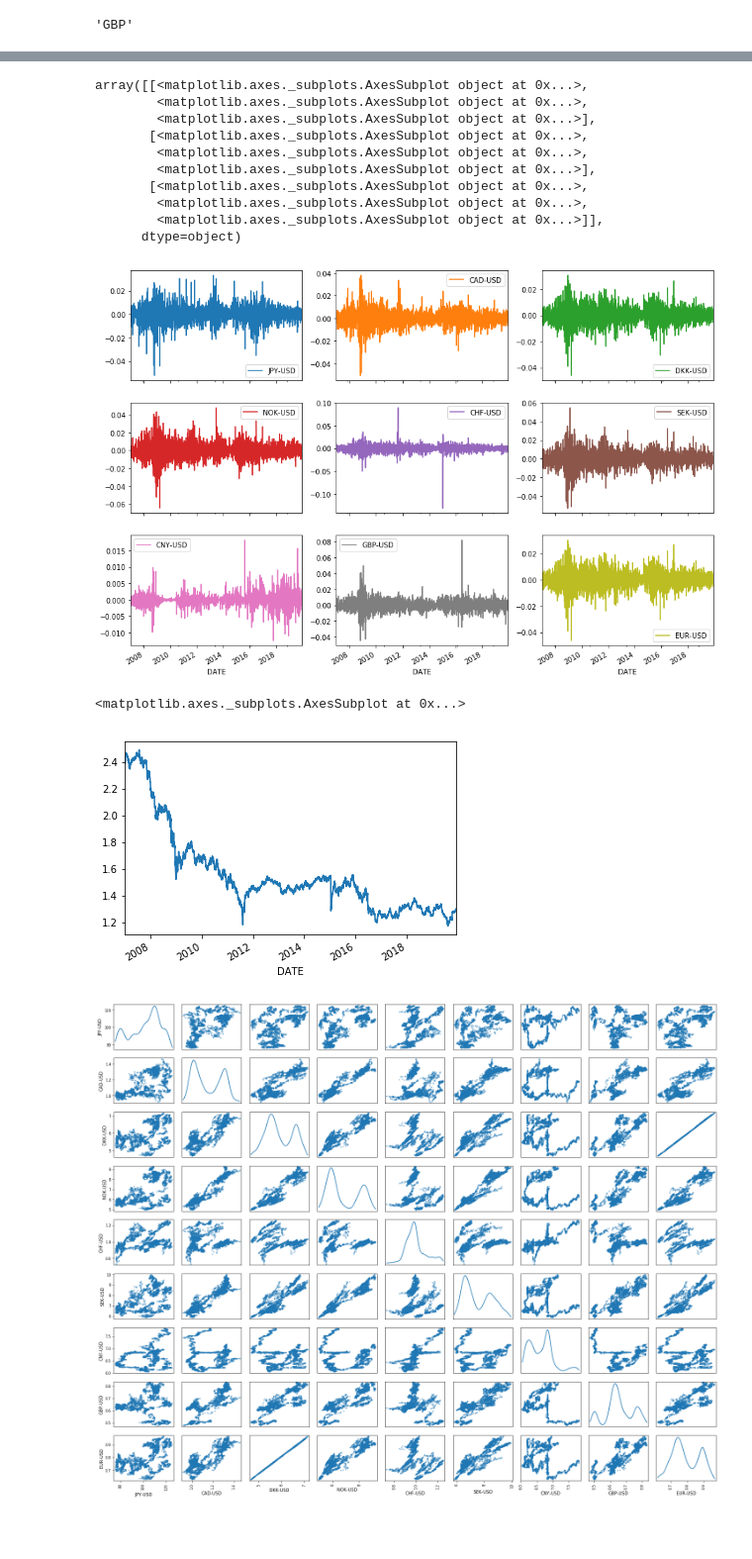
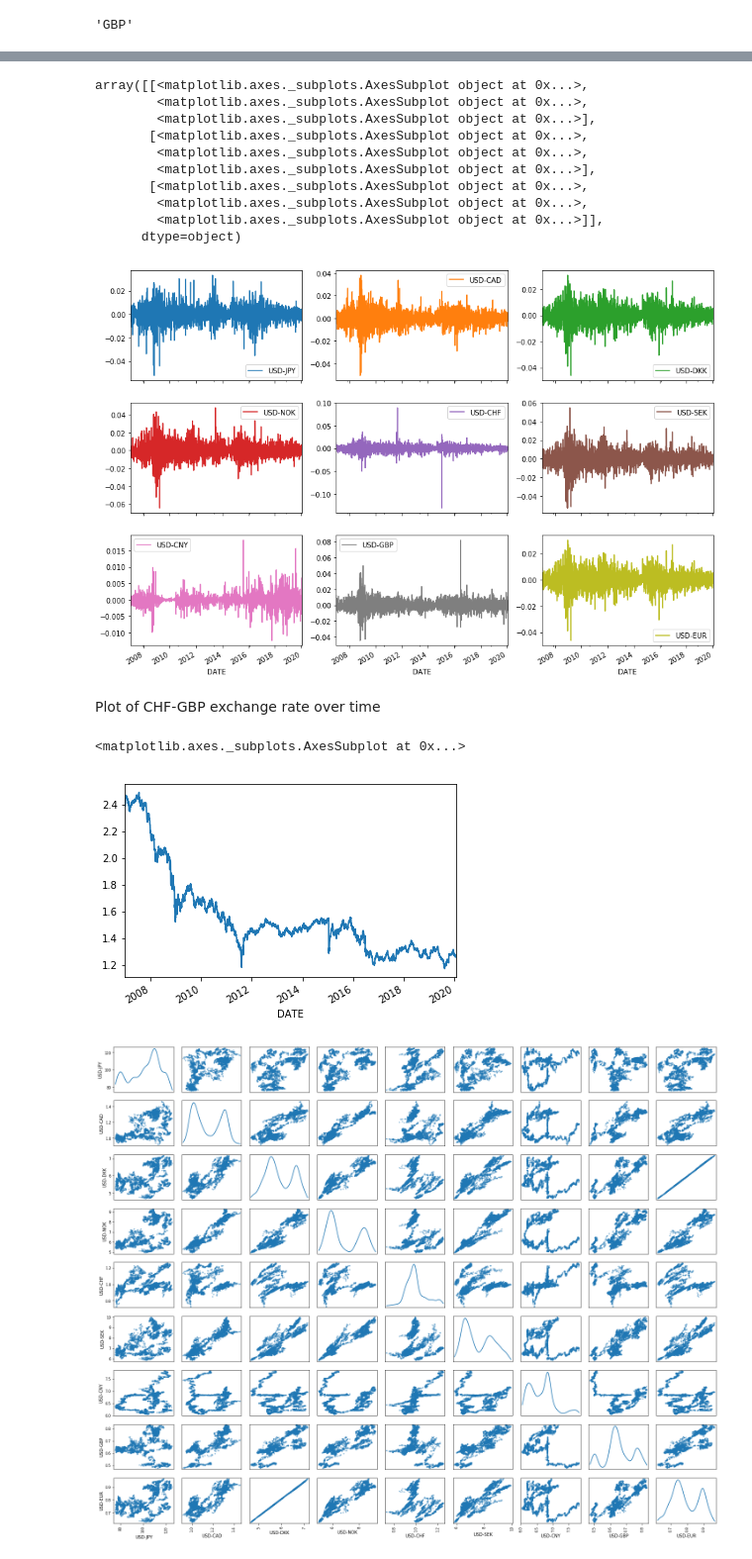
Before and after one commit to matwizard/Data-Analysis, a Jupyter notebook: FRED FX Analysis/FredFX.ipynb, the cells around one changed output, grey strips where cells are left out. Shown at 99% size. Saved outputs shown, nothing was run; the diff lists cells and outputs as text; code cells hidden in the pictures; blank space fills up the shorter version.

```diff
--- a/FRED FX Analysis/FredFX.ipynb
+++ b/FRED FX Analysis/FredFX.ipynb
@@ -58,7 +41,7 @@ import pandas_datareader.data as web
 import pandas as pd
 import datetime as dt
 start = dt.datetime(2007,1,1)
-end = dt.datetime(2019,12,27)
+end = dt.datetime(2020,12,27)
 fx_symbols = ["DEXUSUK", "DEXUSEU", "DEXJPUS", "DEXCAUS", "DEXDNUS", "DEXNOUS","DEXSZUS","DEXSDUS","DEXCHUS"]
 FX = web.DataReader(fx_symbols, 'fred', start,end)
 # %%
@@ -68,7 +51,7 @@ fred2iso['UK']
 # %% [output]
 'GBP'
 # %%
-cols = [fred2iso[c[3:5]] + "-" + fred2iso[c[5:]] for c in FX.columns]
+cols = [fred2iso[c[5:]] + "-" + fred2iso[c[3:5]] for c in FX.columns]
 # %%
 FX.columns = cols
 FX.columns
@@ -79,8 +64,8 @@ Index(['USD-GBP', 'USD-EUR', 'JPY-USD', 'CAD-USD', 'DKK-USD', 'NOK-USD',
 # %%
-FX['GBP-USD'] = 1/FX['USD-GBP']
-FX['EUR-USD'] = 1/FX['USD-EUR']
+FX['USD-GBP'] = 1/FX['GBP-USD']
+FX['USD-EUR'] = 1/FX['EUR-USD']
 # %%
-FX.drop(['USD-EUR','USD-GBP'], axis=1, inplace = True)
+FX.drop(['EUR-USD','GBP-USD'], axis=1, inplace = True)
 FX.dropna(inplace = True)
 # %%
 FX
@@ -154,12 +144,14 @@ array([[<matplotlib.axes._subplots.AxesSubplot object at 0x...>,
         <matplotlib.axes._subplots.AxesSubplot object at 0x...>,
         <matplotlib.axes._subplots.AxesSubplot object at 0x...>]],
       dtype=object)
-[figure, old version]
+[figure, new version]
+# %% [markdown]
+Plot of CHF-GBP exchange rate over time
 # %%
-Ferdinand_the_data_frame = FX['CHF-USD']/FX['GBP-USD']
-Ferdinand_the_data_frame.plot()
+Data_frame = FX['USD-CHF']/FX['USD-GBP']
+Data_frame.plot()
 # %% [output]
 <matplotlib.axes._subplots.AxesSubplot at 0x...>
-[figure, old version]
+[figure, new version]
 # %%
 from pandas.plotting import scatter_matrix
```
Also changed, not shown: parts of 22 cells of this notebook.
